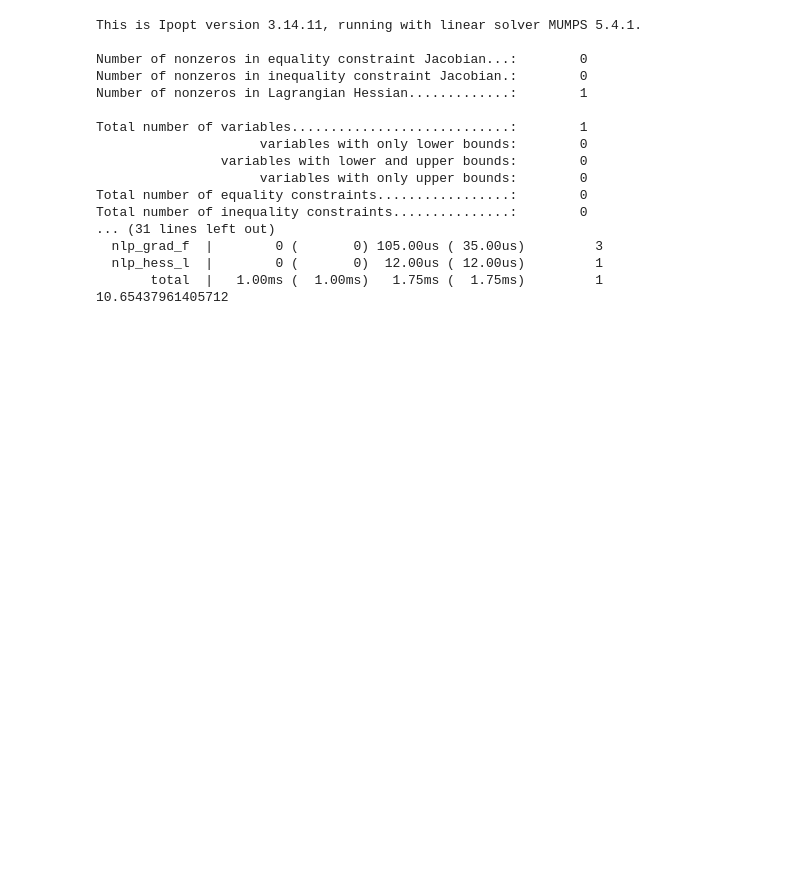
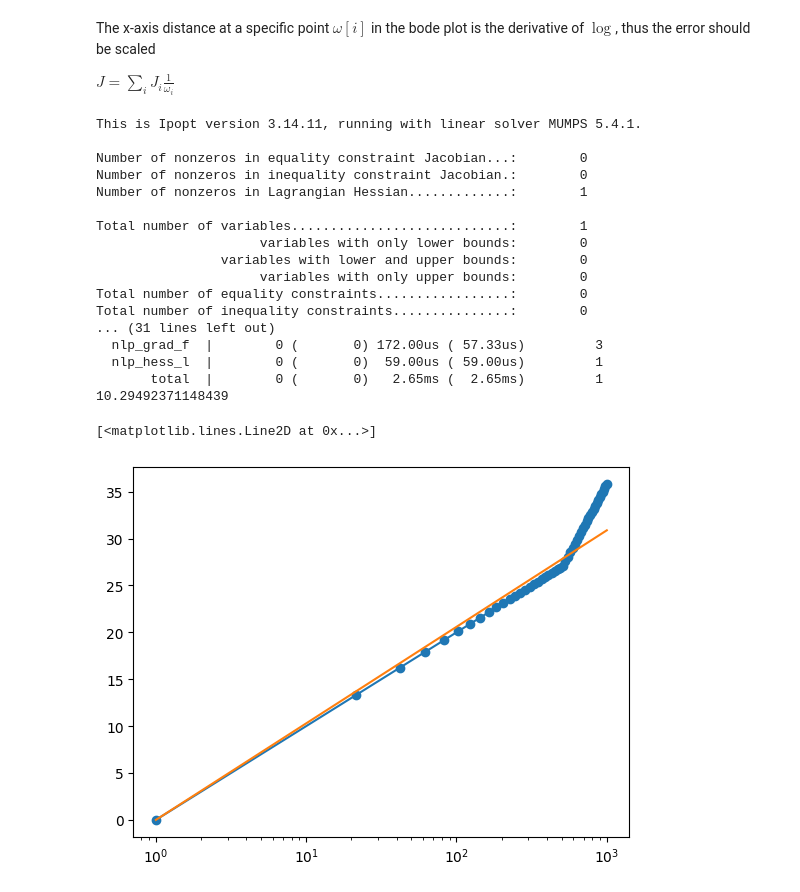
Before and after one commit to eliasrhoden/tf-freq-id, a Jupyter notebook: notebooks/log_freq_weitht.ipynb, the cells around one changed output. Saved outputs shown, nothing was run; the diff lists cells and outputs as text; code cells hidden in the pictures; blank space fills up the shorter version.

```diff
--- a/notebooks/log_freq_weitht.ipynb
+++ b/notebooks/log_freq_weitht.ipynb
@@ -56,39 +118,50 @@ Total number of inequality constraints...............:        0
+# %% [markdown]
+The x-axis distance at a specific point $\omega[i]$ in the bode plot is the derivative of $\log$, thus the error should be scaled
+
+$J = \sum_i J_i \frac{1}{\omega_i}$
 # %%
 opti = casadi.Opti()
 
 k = opti.variable()
 
 yhat = k*np.log10(x)
 
 J = 0
 for i in range(len(y)):
-    pot = np.log10(x[i]) + 1
+    dw = 1/x[i]
     err = yhat[i] - y[i]
-    J += 1/pot*err**2
+    J += dw*err**2
 
 
 opti.minimize(J)
 
 opti.solver('ipopt')
 sol = opti.solve()
 
-k_opt = sol.value(k)
-print(k_opt)
+k_opt2 = sol.value(k)
+print(k_opt2)
+
+y2 = np.log10(x)*k_opt2
+
+plt.semilogx(x,y,'o-')
+plt.semilogx(x,y2)
 # %% [output]
 This is Ipopt version 3.14.11, running with linear solver MUMPS 5.4.1.
 
 Number of nonzeros in equality constraint Jacobian...:        0
 Number of nonzeros in inequality constraint Jacobian.:        0
 Number of nonzeros in Lagrangian Hessian.............:        1
 
 Total number of variables............................:        1
                      variables with only lower bounds:        0
                 variables with lower and upper bounds:        0
                      variables with only upper bounds:        0
 Total number of equality constraints.................:        0
 Total number of inequality constraints...............:        0
 ... (31 lines left out)
-  nlp_grad_f  |        0 (       0) 105.00us ( 35.00us)         3
-  nlp_hess_l  |        0 (       0)  12.00us ( 12.00us)         1
-       total  |   1.00ms (  1.00ms)   1.75ms (  1.75ms)         1
-10.65437961405712
+  nlp_grad_f  |        0 (       0) 172.00us ( 57.33us)         3
+  nlp_hess_l  |        0 (       0)  59.00us ( 59.00us)         1
+       total  |        0 (       0)   2.65ms (  2.65ms)         1
+10.29492371148439
+[<matplotlib.lines.Line2D at 0x...>]
+[figure, added]
```
Also changed, not shown: parts of 4 cells of this notebook.
